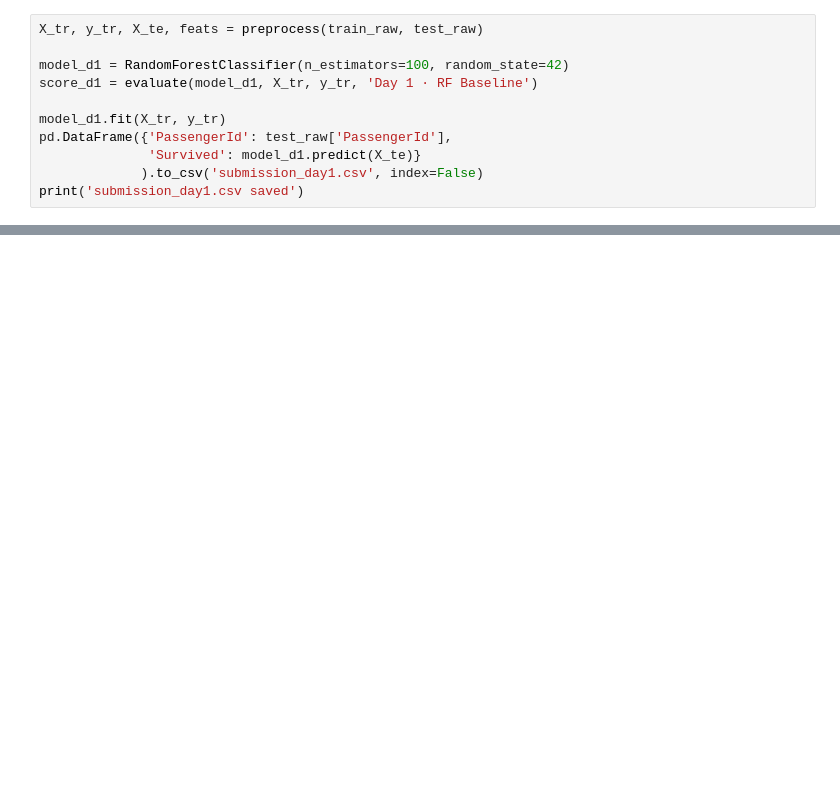
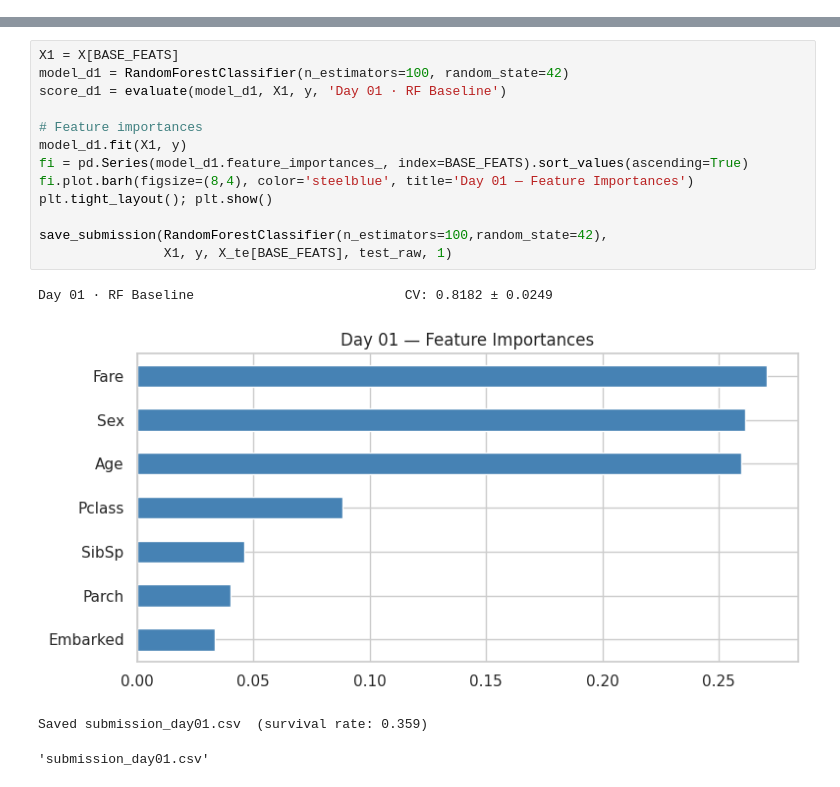
Before and after one commit to LiLAlien28/kaggle-work, a Jupyter notebook: titanic-30-day-competition-notebook.ipynb, the cells around one changed output, grey strips where cells are left out. Cells and saved outputs as stored; diff of their text form; blank space fills up the shorter version.

```diff
--- a/titanic-30-day-competition-notebook.ipynb
+++ b/titanic-30-day-competition-notebook.ipynb
@@ -187,11 +0,0 @@ Simple RandomForest on core numeric features. No feature engineering.
-# %%
-X_tr, y_tr, X_te, feats = preprocess(train_raw, test_raw)
-
-model_d1 = RandomForestClassifier(n_estimators=100, random_state=42)
-score_d1 = evaluate(model_d1, X_tr, y_tr, 'Day 1 · RF Baseline')
-
-model_d1.fit(X_tr, y_tr)
-pd.DataFrame({'PassengerId': test_raw['PassengerId'],
-              'Survived': model_d1.predict(X_te)}
-             ).to_csv('submission_day1.csv', index=False)
-print('submission_day1.csv saved')
@@ -405,0 +203,18 @@ Best day: Day 3 · RF + Title
+# %%
+X1 = X[BASE_FEATS]
+model_d1 = RandomForestClassifier(n_estimators=100, random_state=42)
+score_d1 = evaluate(model_d1, X1, y, 'Day 01 · RF Baseline')
+
+# Feature importances
+model_d1.fit(X1, y)
+fi = pd.Series(model_d1.feature_importances_, index=BASE_FEATS).sort_values(ascending=True)
+fi.plot.barh(figsize=(8,4), color='steelblue', title='Day 01 — Feature Importances')
+plt.tight_layout(); plt.show()
+
+save_submission(RandomForestClassifier(n_estimators=100,random_state=42),
+                X1, y, X_te[BASE_FEATS], test_raw, 1)
+# %% [output]
+Day 01 · RF Baseline                           CV: 0.8182 ± 0.0249
+[figure, added]
+Saved submission_day01.csv  (survival rate: 0.359)
+'submission_day01.csv'
```
Also changed, not shown: parts of 100 cells of this notebook.
